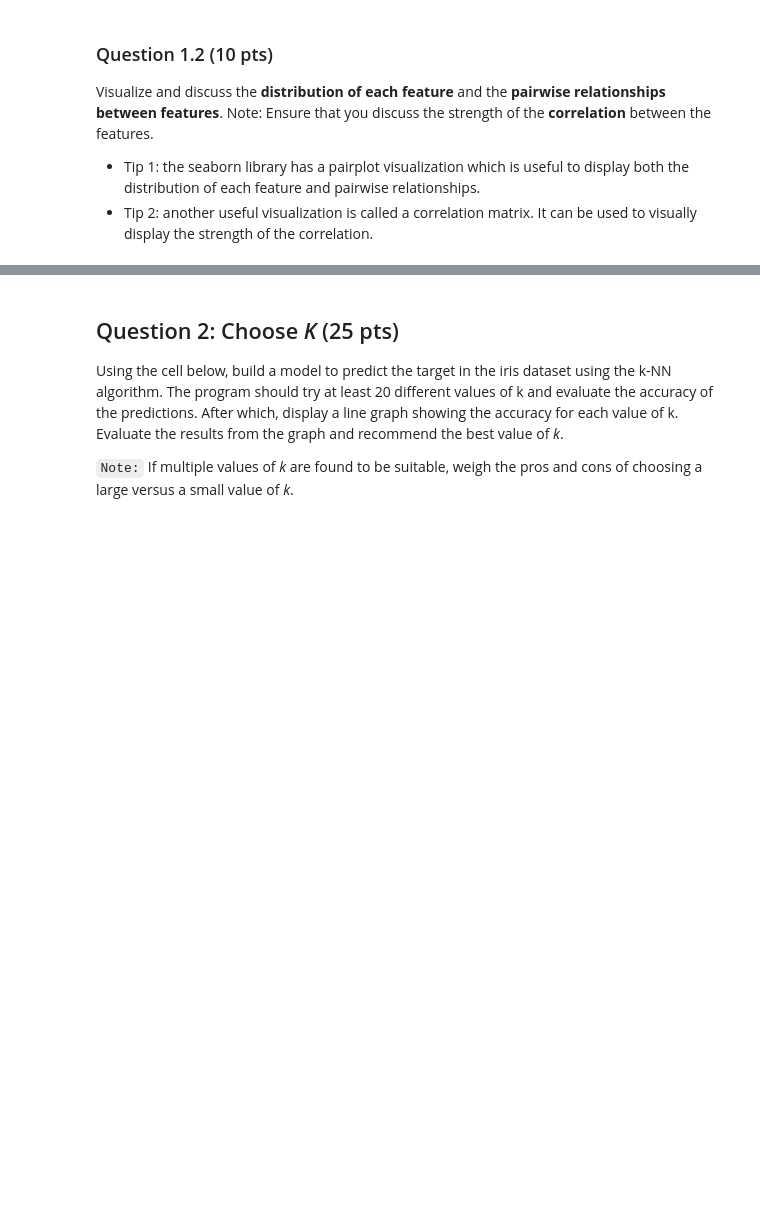
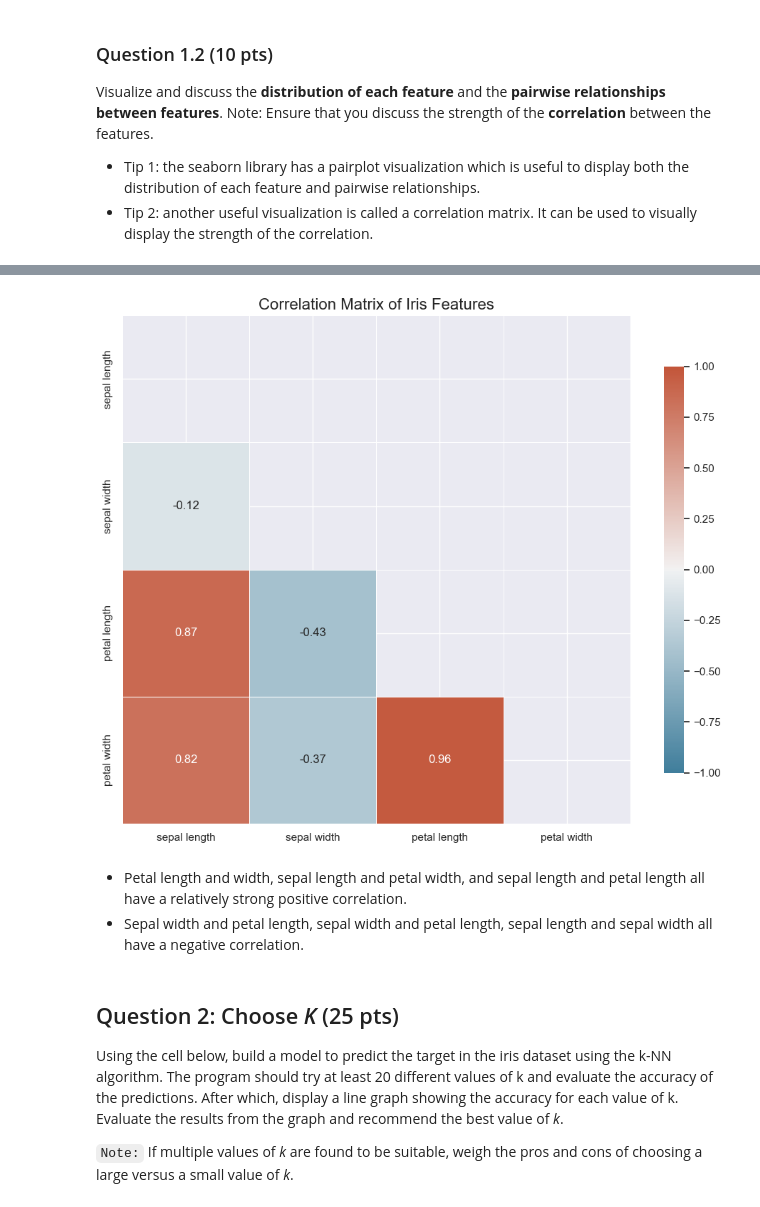
Before and after one commit to DavidYu75/ds3000-assignments, a Jupyter notebook: DS3000.A09.David.Yu.ipynb, the cells around one changed output, grey strips where cells are left out. Drawn from its saved outputs; the diff is of its cells as text; code cells hidden in the pictures; blank space fills up the shorter version.

```diff
--- a/DS3000.A09.David.Yu.ipynb
+++ b/DS3000.A09.David.Yu.ipynb
@@ -88,3 +121,21 @@ Visualize and discuss the **distribution of each feature** and the **pairwise re
+# %%
+# Correlation matrix
+corr_matrix = df.drop('class', axis=1).corr()
+
+plt.figure(figsize=(10, 8))
+mask = np.triu(np.ones_like(corr_matrix, dtype=bool))
+cmap = sns.diverging_palette(230, 20, as_cmap=True)
+sns.heatmap(corr_matrix, annot=True, mask=mask, cmap=cmap, vmax=1, vmin=-1,
+            square=True, linewidths=.5, fmt='.2f', cbar_kws={"shrink": .8})
+plt.title('Correlation Matrix of Iris Features', fontsize=16)
+plt.tight_layout()
+plt.savefig('correlation_matrix.png')
+plt.show()
+# %% [output]
+[figure, added]
+# %% [markdown]
+- Petal length and width, sepal length and petal width, and sepal length and petal length all have a relatively strong positive correlation.
+- Sepal width and petal length, sepal width and petal length, sepal length and sepal width all have a negative correlation.
 # %% [markdown]
 ## Question 2: Choose *K* (25 pts)
 
```
Also changed, not shown: parts of 3 cells of this notebook.
